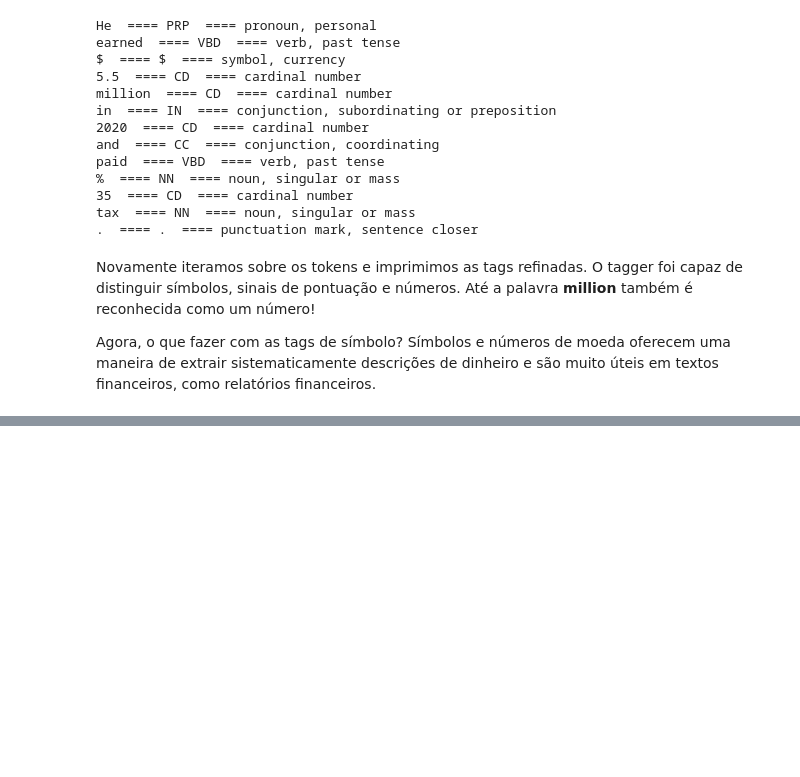
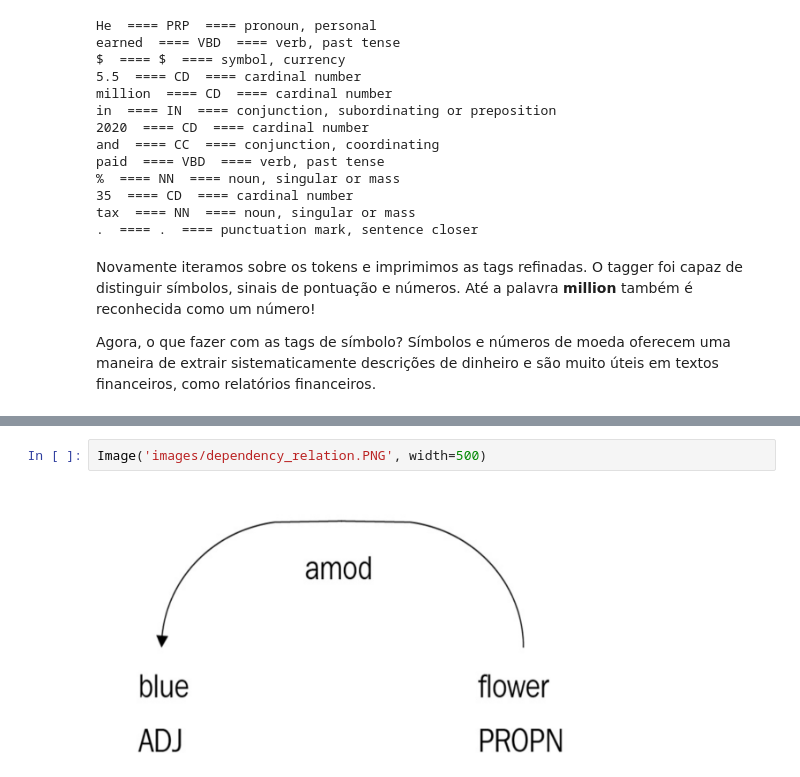
Before and after one commit to willianpina/mastering_spaCy, a Jupyter notebook: 3. Características Linguísticas.ipynb, the cells around one changed output, grey strips where cells are left out. Saved outputs shown, nothing was run; the diff lists cells and outputs as text; blank space fills up the shorter version.

```diff
--- a/3. Características Linguísticas.ipynb
+++ b/3. Características Linguísticas.ipynb
@@ -280,0 +310,4 @@ Agora, o que fazer com as tags de símbolo? Símbolos e números de moeda oferec
+# %%
+Image('images/dependency_relation.PNG', width=500)
+# %% [output]
+[figure, added]
```
Also changed, not shown: parts of 56 cells of this notebook, 13 other files.
